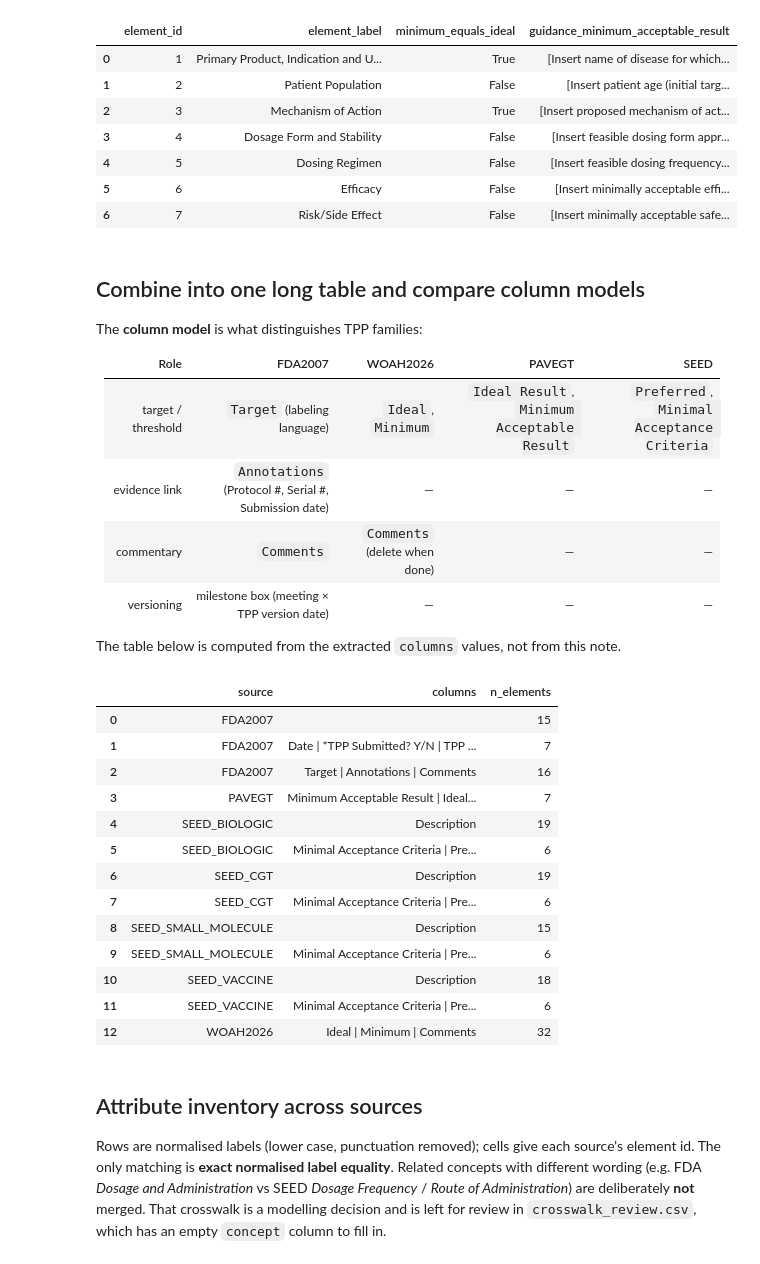
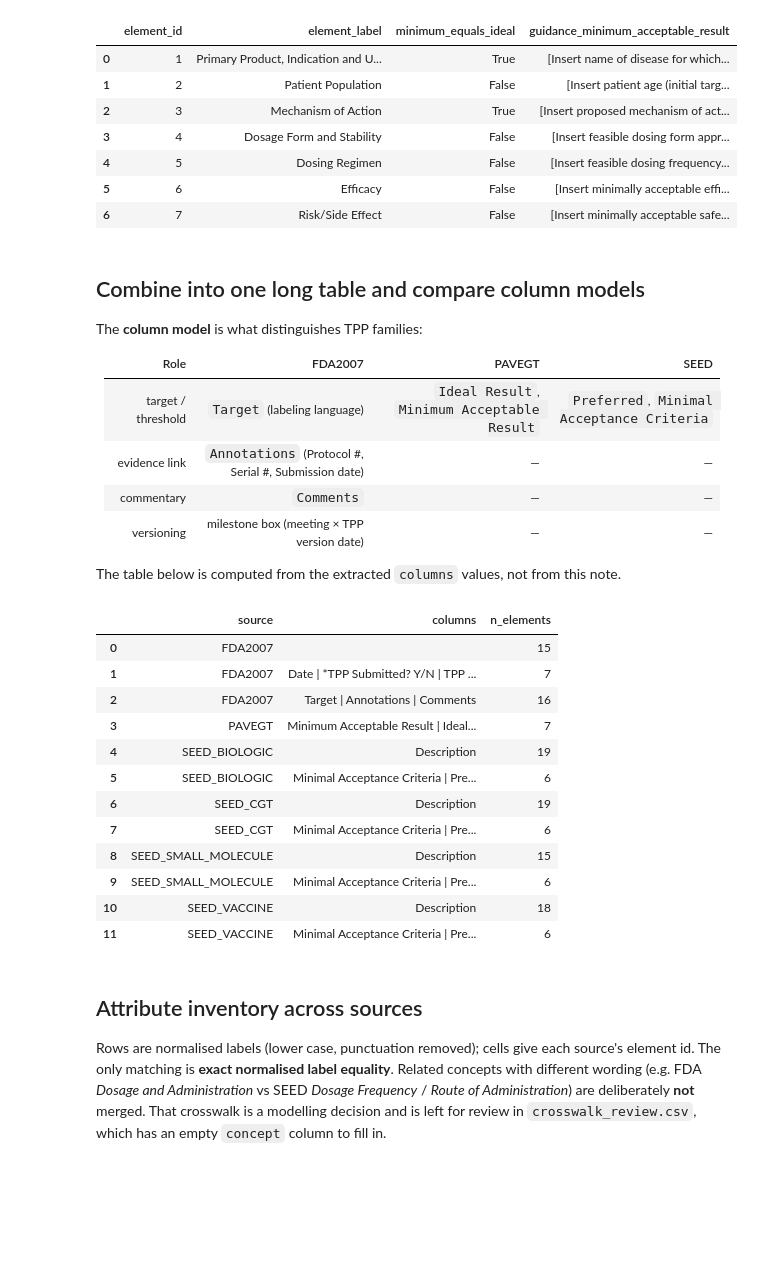
Before and after one commit to kerfors/early-clinical-design-research, a Jupyter notebook: tpp-templates/tpp_template_comparison.ipynb, the cells around one changed output. Drawn from its saved outputs; the diff is of its cells as text; code cells hidden in the pictures; blank space fills up the shorter version.

Commit message:
TPP comparison: WOAH animal-vaccine template left out as outside scope; three sources (FDA, PaVe-GT, NIH SEED), 140 elements; notebook re-run; TPP page, cards and READMEs updated

```diff
--- a/tpp-templates/tpp_template_comparison.ipynb
+++ b/tpp-templates/tpp_template_comparison.ipynb
@@ -31,8 +32,6 @@ pd.set_option("display.width", 220)
 SOURCES = {
     "FDA2007": ("fda_tpp_2007.pdf",
                 "https://fda.report/media/72566/Target-Product-Profile----A-Strategic-Development-Process-Tool.pdf"),
-    "WOAH2026": ("woah_tpp_template.pdf",
-                 "https://www.woah.org/app/uploads/2026/02/a-202601-ahg-tpp-template.pdf"),
     "PAVEGT": ("pavegt_tpp_template.docx",
                "https://pave-gt.ncats.nih.gov/wp-content/uploads/2025/07/PaVe-GT-Target-Product-Profile-Template-508.docx"),
     "SEED_SMALL_MOLECULE": ("seed_Example-TPP-Small-Molecule-Drug.pdf",
@@ -317,12 +310,8 @@ def parse_plumber_tables(source, pdf_path, filled_example):
                         continue
                     if r_idx == 0 and not header_seen_in_table and (len(cells) > 1 or cells[0][0] <= 1) \
                             and not re.match(r"^\d+\.\d+\.", texts[0]):
-                        title = "".join(texts) if len(cells) > 1 else texts[0]
-                        if title.startswith("WOAH TPP for"):
-                            meta["table_title"] = title
-                        else:
-                            group = title
-                            header = None
+                        group = "".join(texts) if len(cells) > 1 else texts[0]
+                        header = None
                         continue
                     if len(cells) == 1 and cells[0][0] <= 1 and not re.match(r"^\d+\.\d+\.", texts[0]):
                         group = texts[0]
@@ -356,9 +345,3 @@ def parse_plumber_tables(source, pdf_path, filled_example):
             row[key] = v
         out.append(row)
     return pd.DataFrame(out), meta
-
-
-woah, woah_meta = parse_plumber_tables("WOAH2026", SOURCE_DIR / SOURCES["WOAH2026"][0], filled_example=False)
-woah = woah.drop(columns=["guidance_comments"])
-print("WOAH metadata:", woah_meta)
-woah[["element_id", "group", "element_label", "columns"]]
@@ -451,36 +415,35 @@ PaVe-GT metadata: {'Product name': '[Insert name of vector] vector expressing a
 
 The **column model** is what distinguishes TPP families:
 
-| Role | FDA2007 | WOAH2026 | PAVEGT | SEED |
-|---|---|---|---|---|
-| target / threshold | `Target` (labeling language) | `Ideal`, `Minimum` | `Ideal Result`, `Minimum Acceptable Result` | `Preferred`, `Minimal Acceptance Criteria` |
-| evidence link | `Annotations` (Protocol #, Serial #, Submission date) | — | — | — |
-| commentary | `Comments` | `Comments` (delete when done) | — | — |
-| versioning | milestone box (meeting × TPP version date) | — | — | — |
+| Role | FDA2007 | PAVEGT | SEED |
+|---|---|---|---|
+| target / threshold | `Target` (labeling language) | `Ideal Result`, `Minimum Acceptable Result` | `Preferred`, `Minimal Acceptance Criteria` |
+| evidence link | `Annotations` (Protocol #, Serial #, Submission date) | — | — |
+| commentary | `Comments` | — | — |
+| versioning | milestone box (meeting × TPP version date) | — | — |
 
 The table below is computed from the extracted `columns` values, not from this note.
 # %%
-elements = pd.concat([fda, woah, pave, seed], ignore_index=True, sort=False)
+elements = pd.concat([fda, pave, seed], ignore_index=True, sort=False)
 elements["norm_label"] = elements["element_label"].str.lower().str.replace(r"[^a-z0-9]+", " ", regex=True).str.strip()
 
 column_models = (elements.groupby(["source", "columns"]).size()
                  .rename("n_elements").reset_index())
 column_models
 # %% [output]
 |  | source | columns | n_elements |
 | 0 | FDA2007 |  | 15 |
 | 1 | FDA2007 | Date | *TPP Submitted? Y/N | TPP ... | 7 |
 | 2 | FDA2007 | Target | Annotations | Comments | 16 |
 | 3 | PAVEGT | Minimum Acceptable Result | Ideal... | 7 |
 | 4 | SEED_BIOLOGIC | Description | 19 |
 | 5 | SEED_BIOLOGIC | Minimal Acceptance Criteria | Pre... | 6 |
 | 6 | SEED_CGT | Description | 19 |
 | 7 | SEED_CGT | Minimal Acceptance Criteria | Pre... | 6 |
 | 8 | SEED_SMALL_MOLECULE | Description | 15 |
 | 9 | SEED_SMALL_MOLECULE | Minimal Acceptance Criteria | Pre... | 6 |
 | 10 | SEED_VACCINE | Description | 18 |
 | 11 | SEED_VACCINE | Minimal Acceptance Criteria | Pre... | 6 |
-| 12 | WOAH2026 | Ideal | Minimum | Comments | 32 |
 # %% [markdown]
 ## Attribute inventory across sources
 
```
Also changed, not shown: parts of 7 cells of this notebook, 9 other files.
